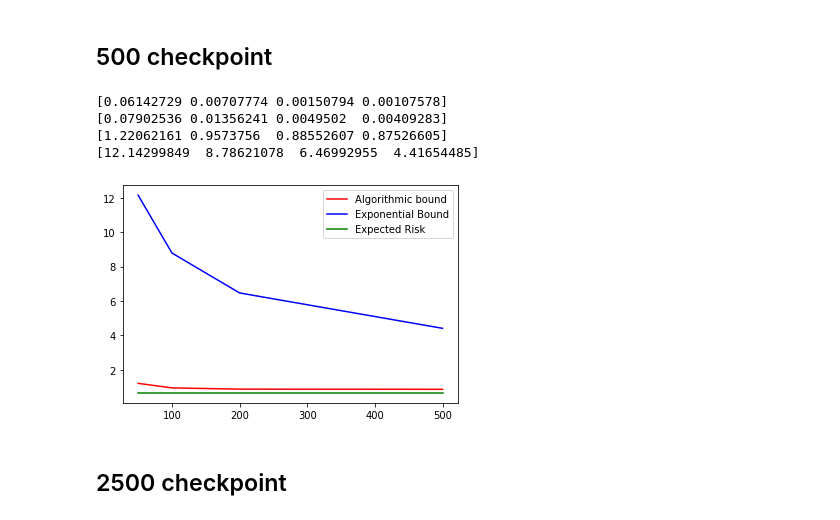
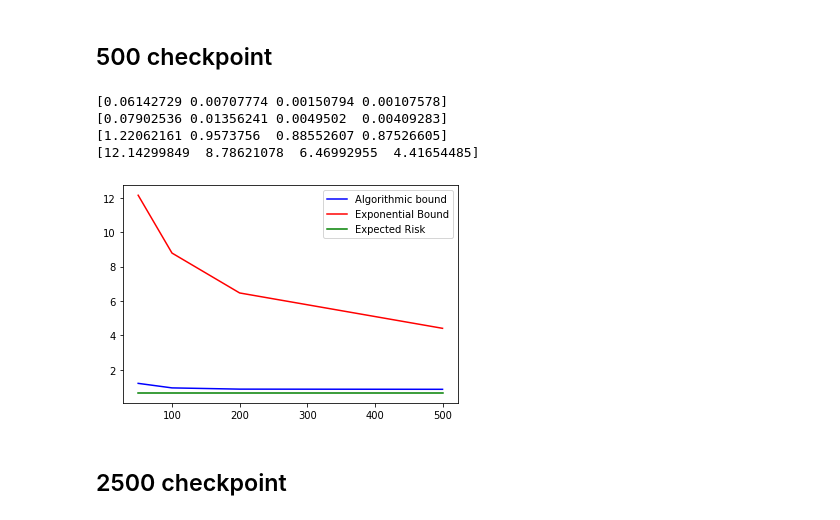
Before and after one commit to stresearch/str_hilbertcoresetbounds, a Jupyter notebook: bounds/isi_cifar/isi_cifar_results.ipynb, the cells around one changed output. Drawn from its saved outputs; the diff is of its cells as text; code cells hidden in the pictures.

Commit message:
Fixed colors on graphs

```diff
--- a/bounds/isi_cifar/isi_cifar_results.ipynb
+++ b/bounds/isi_cifar/isi_cifar_results.ipynb
@@ -40,30 +40,30 @@ for i in range(len(checkpoint_list)):
 # %%
 correct_emp = w_tilde_norm**2 * xi * math.sqrt(2 * math.log(2 * 50000**2 / 0.05) / 7000)
 print(correct_emp)
 correct_diff = w_tilde_minus_p_norm**2 * xi * math.sqrt(2 * math.log(2 * 50000**2 / 0.05) / 7000)
 print(correct_diff)
 
 alg_bound_500 = lw_norm + llw_norm + correct_emp + correct_diff
 print(alg_bound_500)
 
 top = sigma * eta * eta_bar * beta
 first = eta_bar**2 * beta**(-2 * (checkpoint_list-1))
 second = eta**2 * (checkpoint_list-1)
 exponential_bound = top / np.sqrt(first + second)
 
 exp_bound_500 = lw_norm + exponential_bound + correct_emp + correct_diff
 print(exp_bound_500)
 
-plt.plot(checkpoint_list, alg_bound_500, label="Algorithmic bound", color='r')
-plt.plot(checkpoint_list, exp_bound_500, label="Exponential Bound", color='b')
+plt.plot(checkpoint_list, alg_bound_500, label="Algorithmic bound", color='b')
+plt.plot(checkpoint_list, exp_bound_500, label="Exponential Bound", color='r')
 plt.plot(checkpoint_list, gen_err_500, label="Expected Risk", color='g')
 plt.legend();
 # %% [output]
 [0.06142729 0.00707774 0.00150794 0.00107578]
 [0.07902536 0.01356241 0.0049502  0.00409283]
 [1.22062161 0.9573756  0.88552607 0.87526605]
 [12.14299849  8.78621078  6.46992955  4.41654485]
-[figure, old version]
+[figure, new version]
 # %% [markdown]
 ## 2500 checkpoint
 # %%
```
Also changed, not shown: 1 other file.
